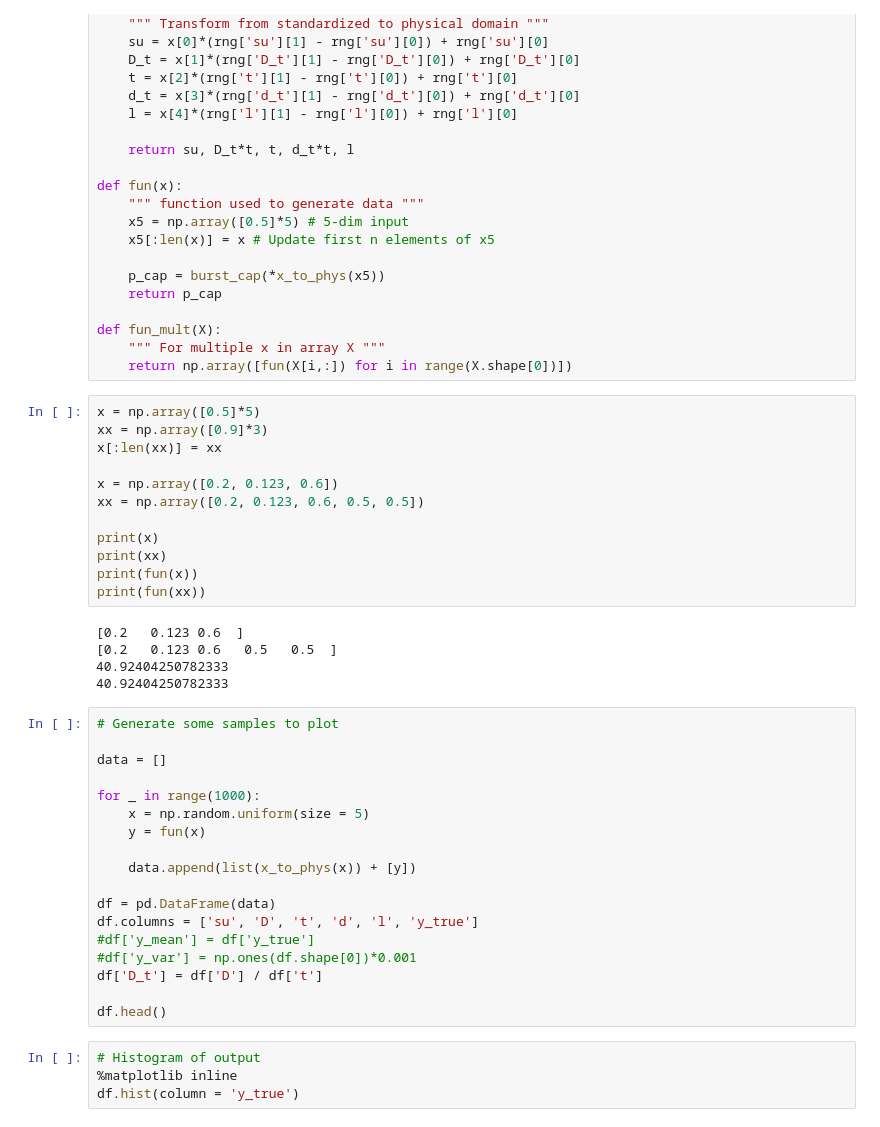
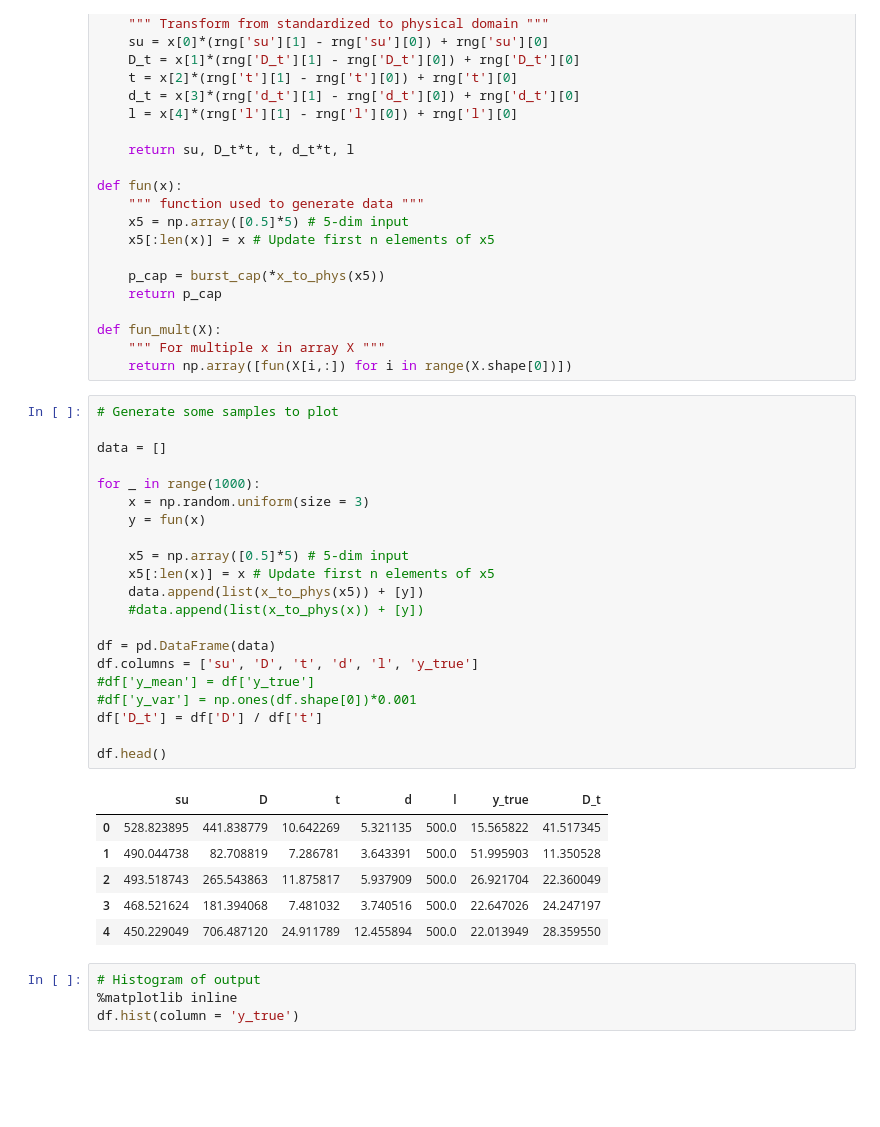
Before and after one commit to cagrell/gp_constr, a Jupyter notebook: Example_SRA.ipynb, the cells around one changed output. Cells and saved outputs as stored; diff of their text form; blank space fills up the shorter version.

```diff
--- a/Example_SRA.ipynb
+++ b/Example_SRA.ipynb
@@ -159,41 +159,34 @@ def fun(x):
 def fun_mult(X):
     """ For multiple x in array X """
     return np.array([fun(X[i,:]) for i in range(X.shape[0])])
-# %%
-x = np.array([0.5]*5)
-xx = np.array([0.9]*3)
-x[:len(xx)] = xx
-
-x = np.array([0.2, 0.123, 0.6])
-xx = np.array([0.2, 0.123, 0.6, 0.5, 0.5])
-
-print(x)
-print(xx)
-print(fun(x))
-print(fun(xx))
-# %% [output]
-[0.2   0.123 0.6  ]
-[0.2   0.123 0.6   0.5   0.5  ]
-40.92404250782333
-40.92404250782333
 # %%
 # Generate some samples to plot
 
 data = []
 
 for _ in range(1000):
-    x = np.random.uniform(size = 5)
+    x = np.random.uniform(size = 3)
     y = fun(x)
 
-    data.append(list(x_to_phys(x)) + [y])
+    x5 = np.array([0.5]*5) # 5-dim input
+    x5[:len(x)] = x # Update first n elements of x5
+    data.append(list(x_to_phys(x5)) + [y])
+    #data.append(list(x_to_phys(x)) + [y])
 
 df = pd.DataFrame(data)
 df.columns = ['su', 'D', 't', 'd', 'l', 'y_true']
 #df['y_mean'] = df['y_true']
 #df['y_var'] = np.ones(df.shape[0])*0.001
 df['D_t'] = df['D'] / df['t']
 
 df.head()
+# %% [output]
+|  | su | D | t | d | l | y_true | D_t |
+| 0 | 528.823895 | 441.838779 | 10.642269 | 5.321135 | 500.0 | 15.565822 | 41.517345 |
+| 1 | 490.044738 | 82.708819 | 7.286781 | 3.643391 | 500.0 | 51.995903 | 11.350528 |
+| 2 | 493.518743 | 265.543863 | 11.875817 | 5.937909 | 500.0 | 26.921704 | 22.360049 |
+| 3 | 468.521624 | 181.394068 | 7.481032 | 3.740516 | 500.0 | 22.647026 | 24.247197 |
+| 4 | 450.229049 | 706.487120 | 24.911789 | 12.455894 | 500.0 | 22.013949 | 28.359550 |
 # %%
 # Histogram of output
 %matplotlib inline
```
Also changed, not shown: parts of 26 cells of this notebook, 1 other file.
